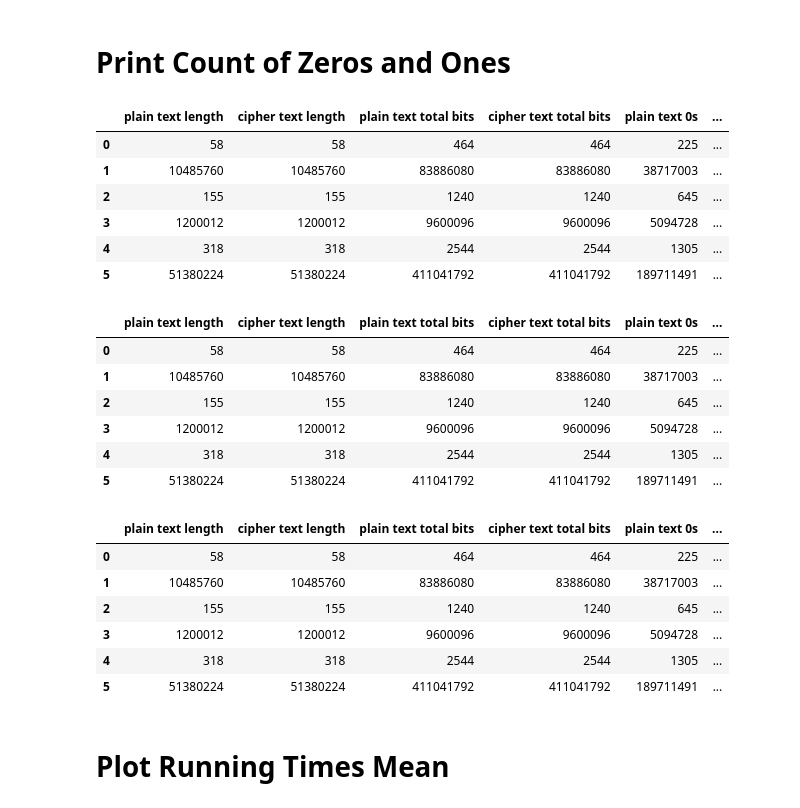
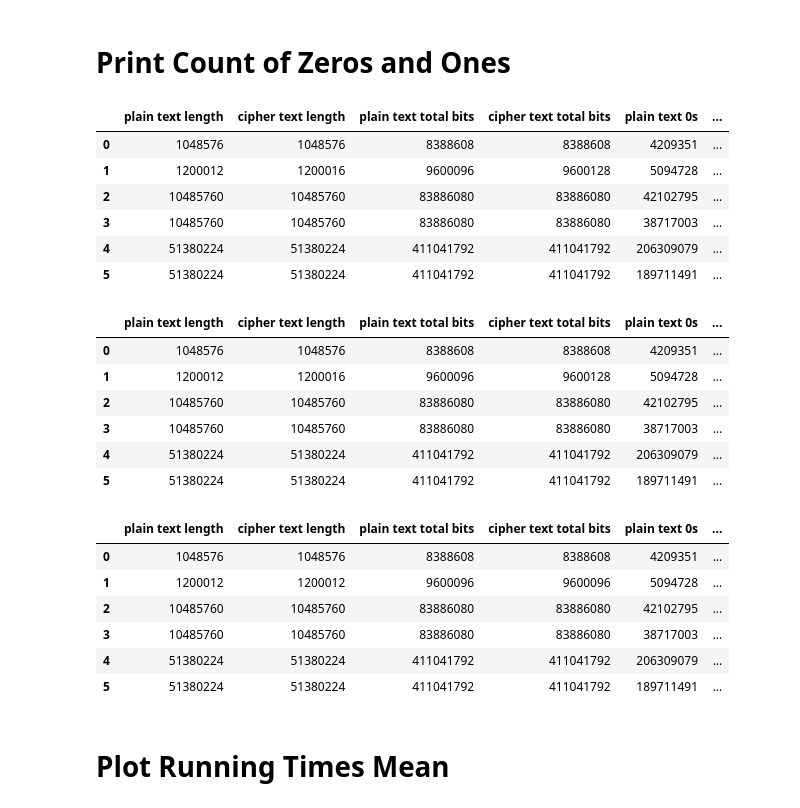
Before and after one commit to putukrisna6/kij-encrypt-decrypt-api, a Jupyter notebook: src/evaluate.ipynb, the cells around one changed output. Cells and saved outputs as stored; diff of their text form; code cells hidden in the pictures.

```diff
--- a/src/evaluate.ipynb
+++ b/src/evaluate.ipynb
@@ -26,6 +17,7 @@ data = json.load(f)
 f.close()
 # %%
 ciphers = ["aes", "des", "rc4"]
+
 for cipher in ciphers:
     resultDirPath = DUMP_PATH + cipher + "/"
 
@@ -35,11 +27,21 @@ for cipher in ciphers:
         for file in files:
             if ".json" in file:
                 print(f"Working on {cipher} {file}")
+
                 resFile = open(f"{resultDirPath}{file}")
+
                 rd = json.load(resFile)
+
                 resData.append(rd)
+
                 resFile.close()
 
+    # sort key by plain text id in ascending order
+    resData.sort(key=lambda x: x["plainTextId"])
+
+    # verify data is sorted by plain text id in ascending order
+    print([i["plainTextId"] for i in resData])
+
     data[cipher] = resData
 # %% [output]
 Working on aes 10mb_binary.bin.json
@@ -176,17 +201,15 @@ def countZerosAndOnes(str):
             oneCount += 1
     return abs(len(str) - oneCount), oneCount
 
-def countZeroesAndOnesInPlainTextAndCipherText(data):
-    plainTextLengths = [PT_DATA[d.plainTextId].length for d in data]
-    cipherTextLengths = [d.cipherText.length for d in data]
+def getZeroesAndOnesInPlainTextAndCipherTextTable(data):
+    ptZeroCounts = []
+    ptOneCounts = []
 
-    ptOneCounts = []
-    ptZeroCounts = []
+    ctZeroCounts = []
     ctOneCounts = []
-    ctZeroCounts = []
 
     for i in range(0, len(data)):
-        ptZeroCount, ptOneCount = countZerosAndOnes(PT_DATA[data[i].plainTextId].bins)
+        ptZeroCount, ptOneCount = countZerosAndOnes(PT_DATA[i].bins)
         ptZeroCounts.append(ptZeroCount)
         ptOneCounts.append(ptOneCount)
 
@@ -195,10 +218,10 @@ def countZeroesAndOnesInPlainTextAndCipherText(data):
         ctOneCounts.append(ctOneCount)
 
     return pd.DataFrame(data={
-        "plain text length": plainTextLengths,
-        "cipher text length": cipherTextLengths,
+        "plain text length": [i.length for i in PT_DATA],
+        "cipher text length": [d.cipherText.length for d in data],
 
-        "plain text total bits": [len(PT_DATA[d.plainTextId].bins) for d in data],
+        "plain text total bits": [len(i.bins) for i in PT_DATA],
         "cipher text total bits": [len(d.cipherText.bins) for d in data],
 
         "plain text 0s": ptZeroCounts,
@@ -208,34 +231,34 @@ def countZeroesAndOnesInPlainTextAndCipherText(data):
         "cipher text 1s": ctOneCounts,
     })
 # %%
-countZeroesAndOnesInPlainTextAndCipherText(RES_DATA["aes"])
+getZeroesAndOnesInPlainTextAndCipherTextTable(RES_DATA["aes"])
 # %% [output]
 |  | plain text length | cipher text length | plain text total bits | cipher text total bits | plain text 0s | ... |
-| 0 | 58 | 58 | 464 | 464 | 225 | ... |
-| 1 | 10485760 | 10485760 | 83886080 | 83886080 | 38717003 | ... |
-| 2 | 155 | 155 | 1240 | 1240 | 645 | ... |
-| 3 | 1200012 | 1200012 | 9600096 | 9600096 | 5094728 | ... |
-| 4 | 318 | 318 | 2544 | 2544 | 1305 | ... |
+| 0 | 1048576 | 1048576 | 8388608 | 8388608 | 4209351 | ... |
+| 1 | 1200012 | 1200016 | 9600096 | 9600128 | 5094728 | ... |
+| 2 | 10485760 | 10485760 | 83886080 | 83886080 | 42102795 | ... |
+| 3 | 10485760 | 10485760 | 83886080 | 83886080 | 38717003 | ... |
+| 4 | 51380224 | 51380224 | 411041792 | 411041792 | 206309079 | ... |
 | 5 | 51380224 | 51380224 | 411041792 | 411041792 | 189711491 | ... |
 # %%
-countZeroesAndOnesInPlainTextAndCipherText(RES_DATA["des"])
+getZeroesAndOnesInPlainTextAndCipherTextTable(RES_DATA["des"])
 # %% [output]
 |  | plain text length | cipher text length | plain text total bits | cipher text total bits | plain text 0s | ... |
-| 0 | 58 | 58 | 464 | 464 | 225 | ... |
-| 1 | 10485760 | 10485760 | 83886080 | 83886080 | 38717003 | ... |
-| 2 | 155 | 155 | 1240 | 1240 | 645 | ... |
-| 3 | 1200012 | 1200012 | 9600096 | 9600096 | 5094728 | ... |
-| 4 | 318 | 318 | 2544 | 2544 | 1305 | ... |
+| 0 | 1048576 | 1048576 | 8388608 | 8388608 | 4209351 | ... |
+| 1 | 1200012 | 1200016 | 9600096 | 9600128 | 5094728 | ... |
+| 2 | 10485760 | 10485760 | 83886080 | 83886080 | 42102795 | ... |
+| 3 | 10485760 | 10485760 | 83886080 | 83886080 | 38717003 | ... |
+| 4 | 51380224 | 51380224 | 411041792 | 411041792 | 206309079 | ... |
 | 5 | 51380224 | 51380224 | 411041792 | 411041792 | 189711491 | ... |
 # %%
-countZeroesAndOnesInPlainTextAndCipherText(RES_DATA["rc4"])
+getZeroesAndOnesInPlainTextAndCipherTextTable(RES_DATA["rc4"])
 # %% [output]
 |  | plain text length | cipher text length | plain text total bits | cipher text total bits | plain text 0s | ... |
-| 0 | 58 | 58 | 464 | 464 | 225 | ... |
-| 1 | 10485760 | 10485760 | 83886080 | 83886080 | 38717003 | ... |
-| 2 | 155 | 155 | 1240 | 1240 | 645 | ... |
-| 3 | 1200012 | 1200012 | 9600096 | 9600096 | 5094728 | ... |
-| 4 | 318 | 318 | 2544 | 2544 | 1305 | ... |
+| 0 | 1048576 | 1048576 | 8388608 | 8388608 | 4209351 | ... |
+| 1 | 1200012 | 1200012 | 9600096 | 9600096 | 5094728 | ... |
+| 2 | 10485760 | 10485760 | 83886080 | 83886080 | 42102795 | ... |
+| 3 | 10485760 | 10485760 | 83886080 | 83886080 | 38717003 | ... |
+| 4 | 51380224 | 51380224 | 411041792 | 411041792 | 206309079 | ... |
 | 5 | 51380224 | 51380224 | 411041792 | 411041792 | 189711491 | ... |
 # %% [markdown]
 # Plot Running Times Mean
```
Also changed, not shown: parts of 32 cells of this notebook.
